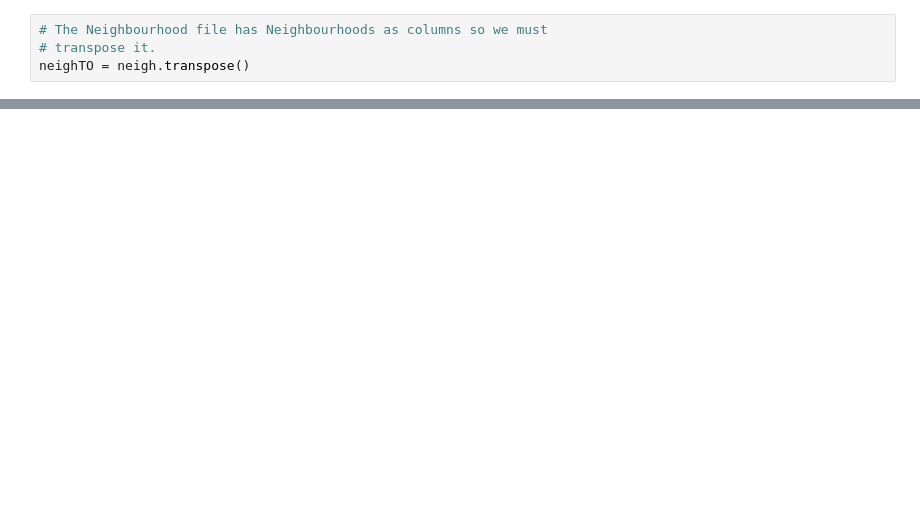
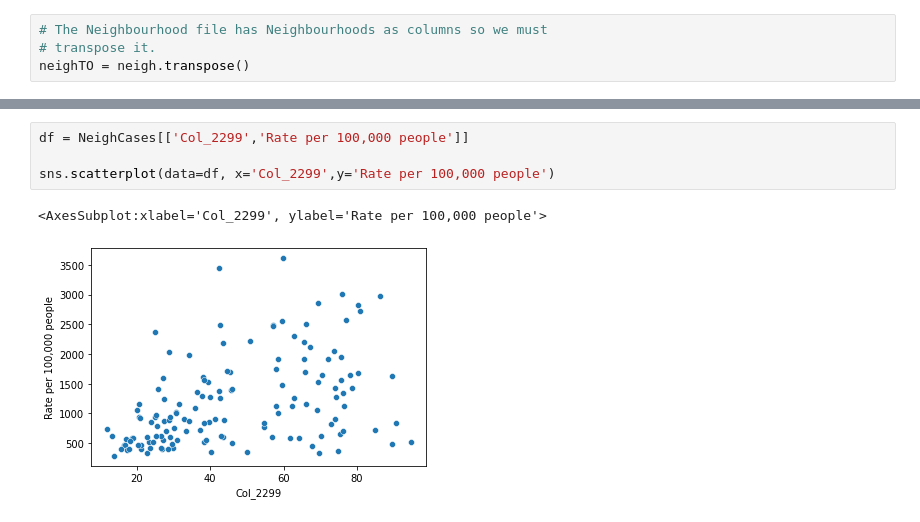
Before and after one commit to alexeimarcilio/GBC, a Jupyter notebook: LR_Project/CovidTO.ipynb, the cells around one changed output, grey strips where cells are left out. Saved outputs shown, nothing was run; the diff lists cells and outputs as text; blank space fills up the shorter version.

```diff
--- a/LR_Project/CovidTO.ipynb
+++ b/LR_Project/CovidTO.ipynb
@@ -190,0 +232,7 @@ sring = "k(a3(b(a2(c))))"
+# %%
+df = NeighCases[['Col_2299','Rate per 100,000 people']]
+
+sns.scatterplot(data=df, x='Col_2299',y='Rate per 100,000 people')
+# %% [output]
+<AxesSubplot:xlabel='Col_2299', ylabel='Rate per 100,000 people'>
+[figure, added]
```
Also changed, not shown: parts of 130 cells of this notebook, 25 other files.
